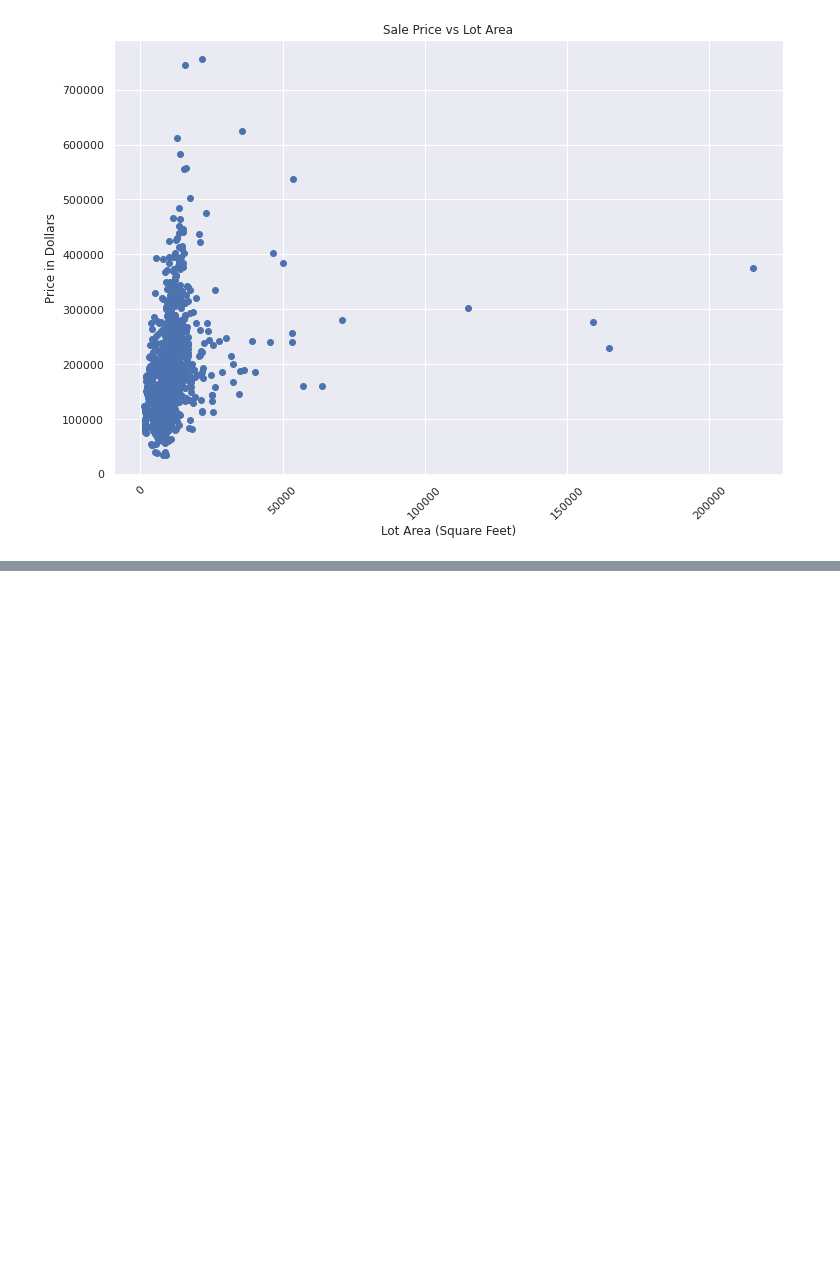
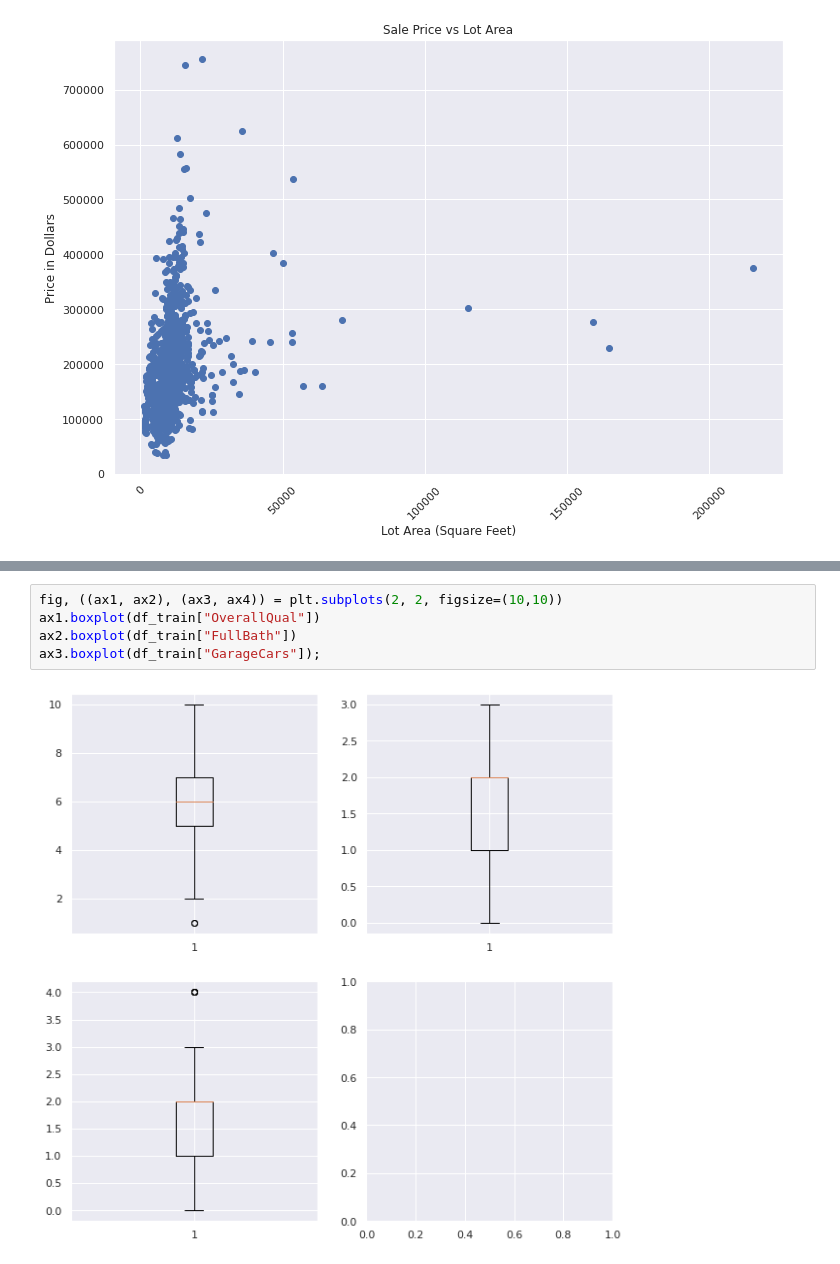
Before and after one commit to wondrousWebWorks/house-price-regression, a Jupyter notebook: jupyter_notebooks/02 - ExploratoryDataAnalysis.ipynb, the cells around one changed output, grey strips where cells are left out. Drawn from its saved outputs; the diff is of its cells as text; blank space fills up the shorter version.

```diff
--- a/jupyter_notebooks/02 - ExploratoryDataAnalysis.ipynb
+++ b/jupyter_notebooks/02 - ExploratoryDataAnalysis.ipynb
@@ -283,0 +378,7 @@ plt.ylabel("Price in Dollars");
+# %%
+fig, ((ax1, ax2), (ax3, ax4)) = plt.subplots(2, 2, figsize=(10,10))
+ax1.boxplot(df_train["OverallQual"])
+ax2.boxplot(df_train["FullBath"])
+ax3.boxplot(df_train["GarageCars"]);
+# %% [output]
+[figure, added]
```
Also changed, not shown: parts of 9 cells of this notebook.
